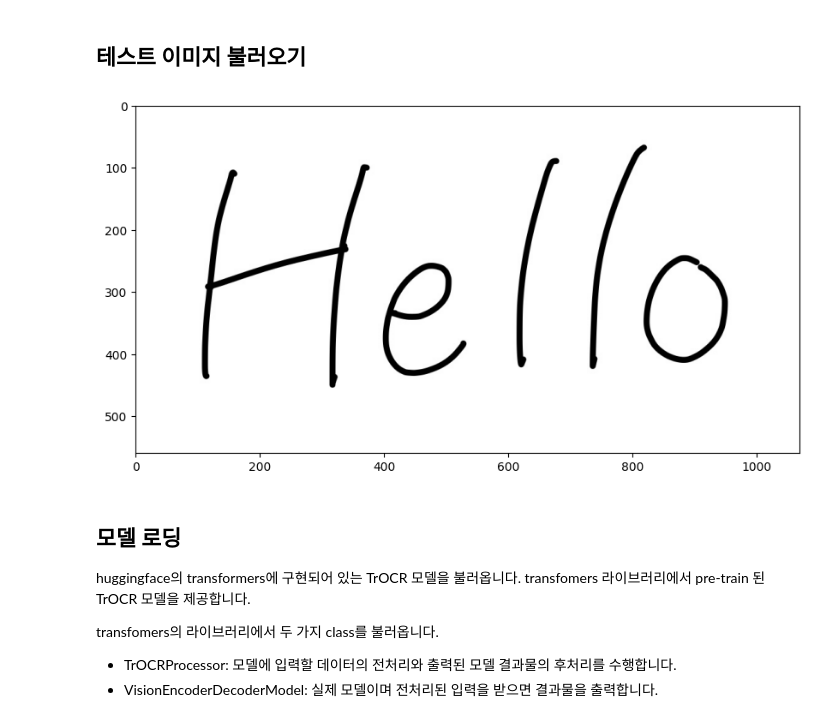
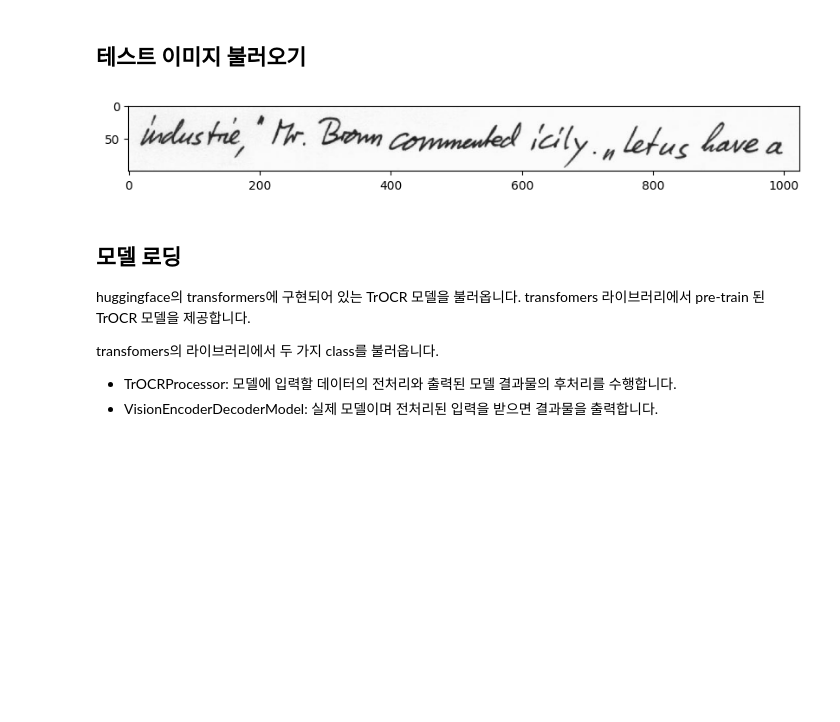
Before and after one commit to jskimn/aiservice_lesson, a Jupyter notebook: 001_ocr/trocr.ipynb, the cells around one changed output. Saved outputs shown, nothing was run; the diff lists cells and outputs as text; code cells hidden in the pictures; blank space fills up the shorter version.

```diff
--- a/001_ocr/trocr.ipynb
+++ b/001_ocr/trocr.ipynb
@@ -38,14 +30,14 @@ import matplotlib.pyplot as plt
 ## 테스트 이미지 불러오기
 # %%
 # Load image
-image = Image.open("examples/Hello.png").convert("RGB")
+image = Image.open("./ocr_test_image/a01-122-02.jpg").convert("RGB")
 
 plt.figure(figsize=(10, 10))
 plt.imshow(image)
 plt.axis("on")
 plt.show()
 # %% [output]
-[figure, old version]
+[figure, new version]
 # %% [markdown]
 ## 모델 로딩
 
```
Also changed, not shown: parts of 8 cells of this notebook.
